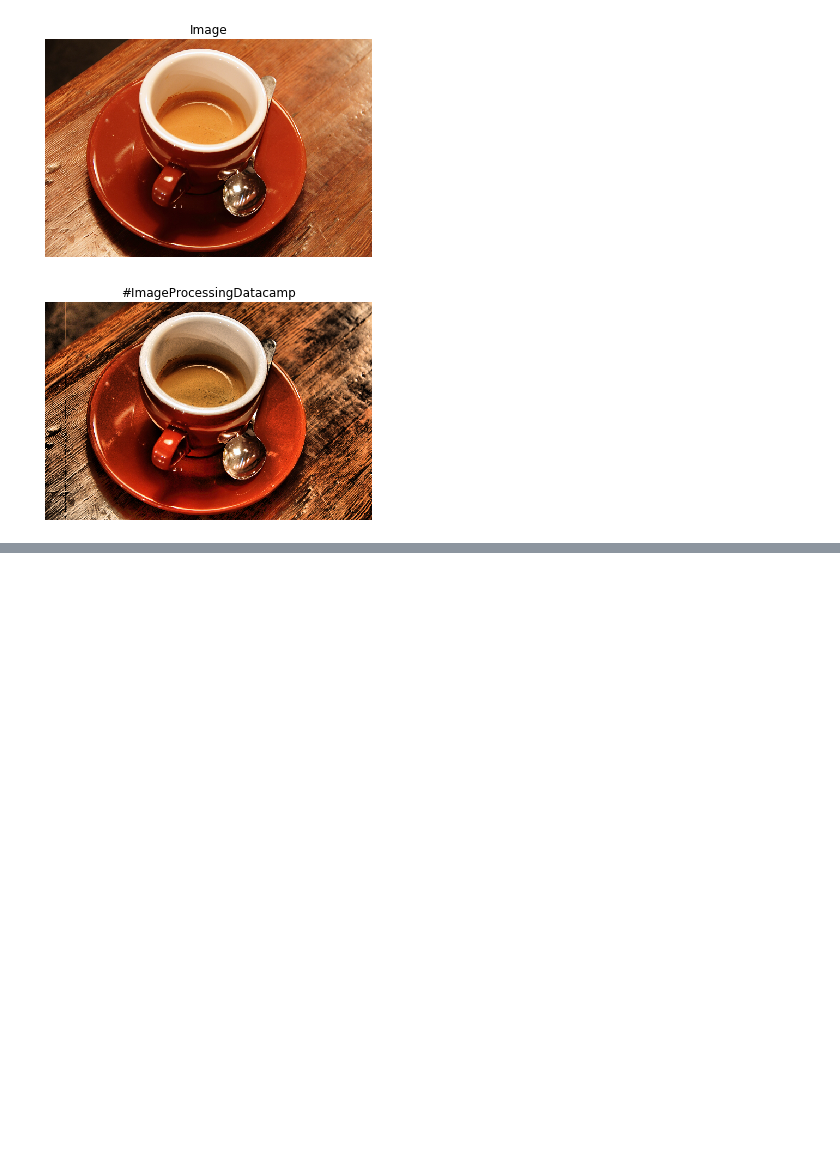
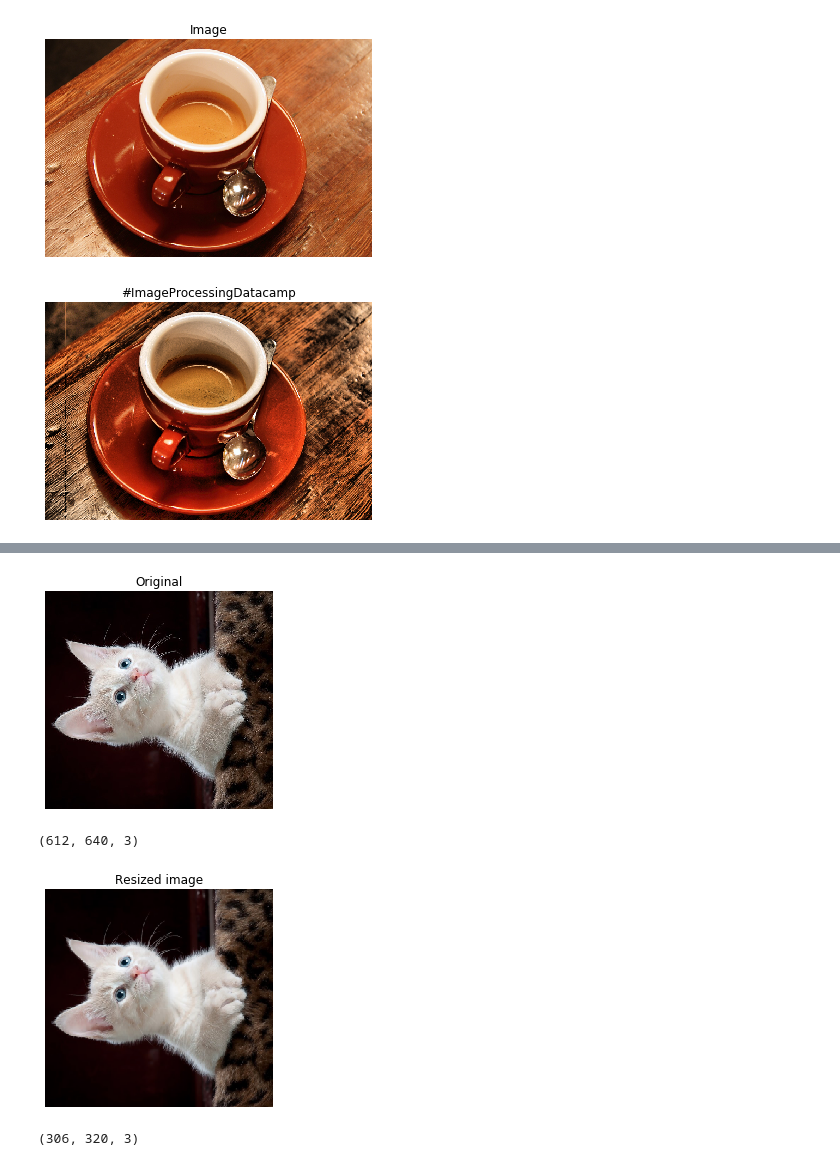
Before and after one commit to prashant-bande/Image-Processing, a Jupyter notebook: 3. Basic Image Processing using skimage.ipynb, the cells around one changed output, grey strips where cells are left out. Drawn from its saved outputs; the diff is of its cells as text; code cells hidden in the pictures; blank space fills up the shorter version.

```diff
--- a/3. Basic Image Processing using skimage.ipynb
+++ b/3. Basic Image Processing using skimage.ipynb
@@ -135,0 +203,24 @@ show_image(adapthist_eq_image, '#ImageProcessingDatacamp')
+# %%
+# Import the module and function
+from skimage.transform import resize
+
+image_cat = io.imread('image_cat.jpg')
+
+# Set proportional height so its half its size
+height = int(image_cat.shape[0] / 2)
+width = int(image_cat.shape[1] / 2)
+
+# Resize using the calculated proportional height and width
+image_resized = resize(image_cat, (height, width),
+                       anti_aliasing=True)
+
+# Show the original and rotated image
+show_image(image_cat, 'Original')
+print(image_cat.shape)
+show_image(image_resized, 'Resized image')
+print(image_resized.shape)
+# %% [output]
+[figure, added]
+(612, 640, 3)
+[figure, added]
+(306, 320, 3)
```
Also changed, not shown: parts of 8 cells of this notebook, 6 other files.
